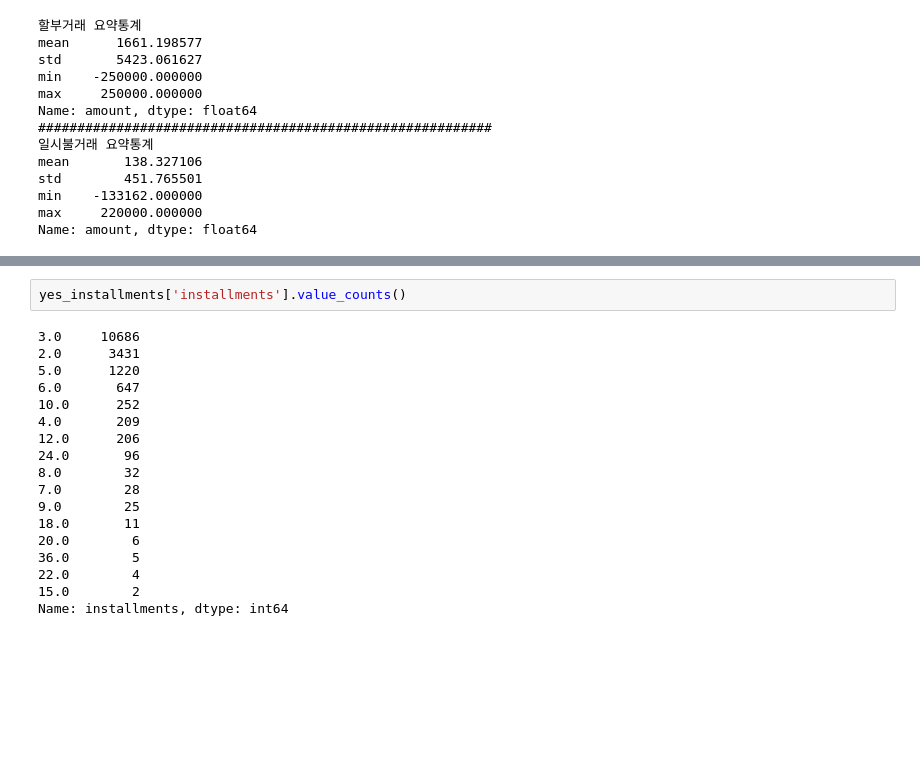
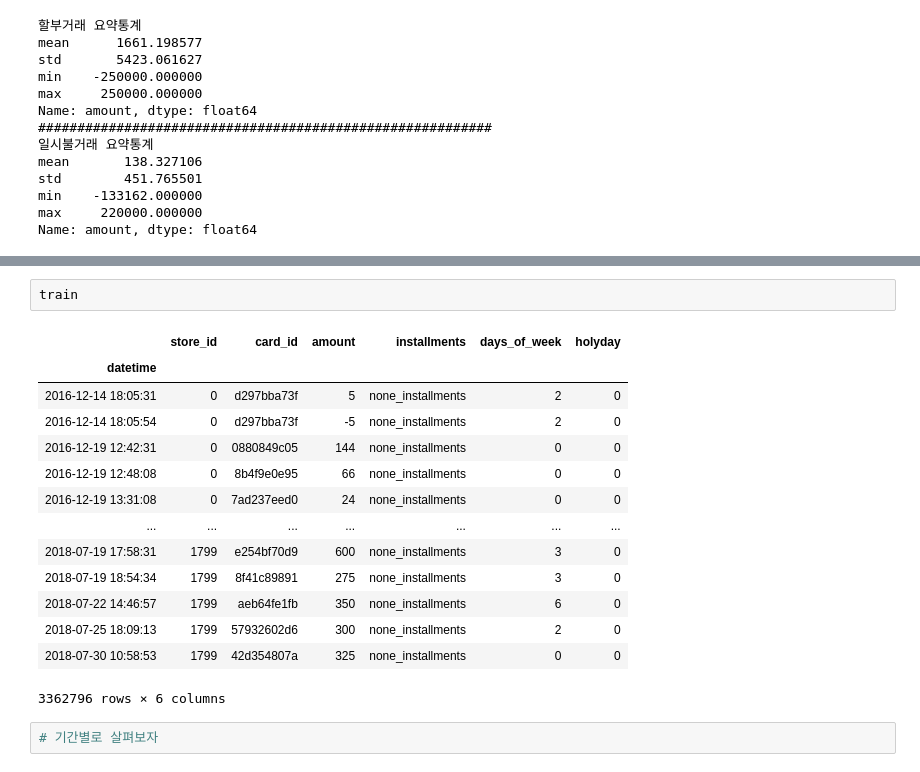
Before and after one commit to bill7845/jupyter_repo, a Jupyter notebook: jupyter_CODE/상점매출예측/file_1.ipynb, the cells around one changed output, grey strips where cells are left out. Cells and saved outputs as stored; diff of their text form; blank space fills up the shorter version.

```diff
--- a/jupyter_CODE/상점매출예측/file_1.ipynb
+++ b/jupyter_CODE/상점매출예측/file_1.ipynb
@@ -166,20 +167,19 @@ yes_installments.groupby('installments')['amount'].agg(['sum','mean']).sort_valu
-# %%
-yes_installments['installments'].value_counts()
-# %% [output]
-3.0     10686
-2.0      3431
-5.0      1220
-6.0       647
-10.0      252
-4.0       209
-12.0      206
-24.0       96
-8.0        32
-7.0        28
-9.0        25
-18.0       11
-20.0        6
-36.0        5
-22.0        4
-15.0        2
-Name: installments, dtype: int64
+# %%
+train
+# %% [output]
+|  | store_id | card_id | amount | installments | days_of_week | holyday |
+| datetime |  |  |  |  |  |  |
+| 2016-12-14 18:05:31 | 0 | d297bba73f | 5 | none_installments | 2 | 0 |
+| 2016-12-14 18:05:54 | 0 | d297bba73f | -5 | none_installments | 2 | 0 |
+| 2016-12-19 12:42:31 | 0 | 0880849c05 | 144 | none_installments | 0 | 0 |
+| 2016-12-19 12:48:08 | 0 | 8b4f9e0e95 | 66 | none_installments | 0 | 0 |
+| 2016-12-19 13:31:08 | 0 | 7ad237eed0 | 24 | none_installments | 0 | 0 |
+| ... | ... | ... | ... | ... | ... | ... |
+| 2018-07-19 17:58:31 | 1799 | e254bf70d9 | 600 | none_installments | 3 | 0 |
+| 2018-07-19 18:54:34 | 1799 | 8f41c89891 | 275 | none_installments | 3 | 0 |
+| 2018-07-22 14:46:57 | 1799 | aeb64fe1fb | 350 | none_installments | 6 | 0 |
+| 2018-07-25 18:09:13 | 1799 | 57932602d6 | 300 | none_installments | 2 | 0 |
+| 2018-07-30 10:58:53 | 1799 | 42d354807a | 325 | none_installments | 0 | 0 |
+3362796 rows × 6 columns
+# %%
+# 기간별로 살펴보자
```
Also changed, not shown: parts of 3 cells of this notebook, 1 other file.
